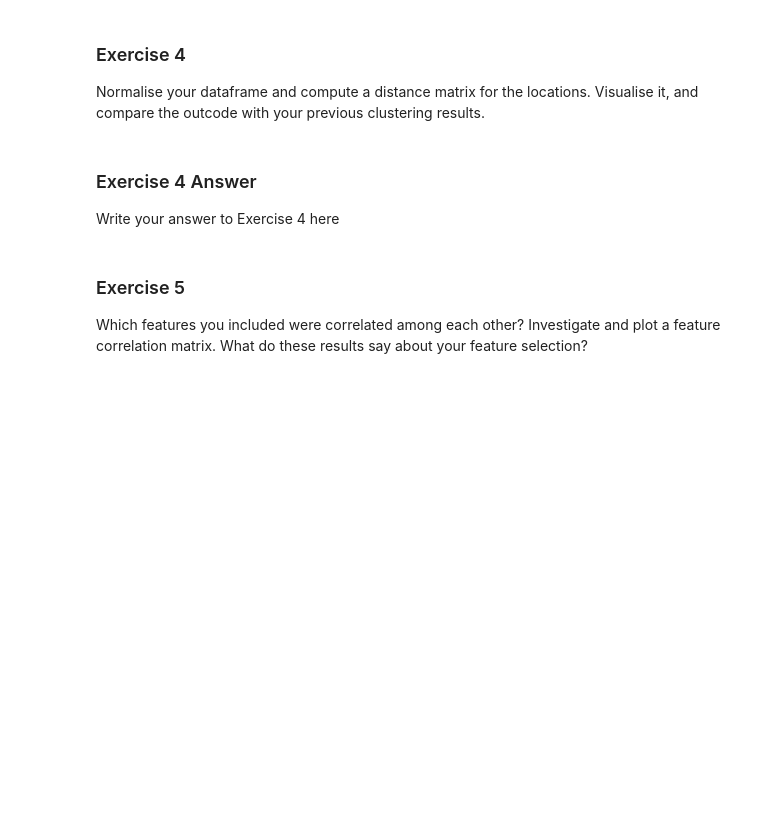
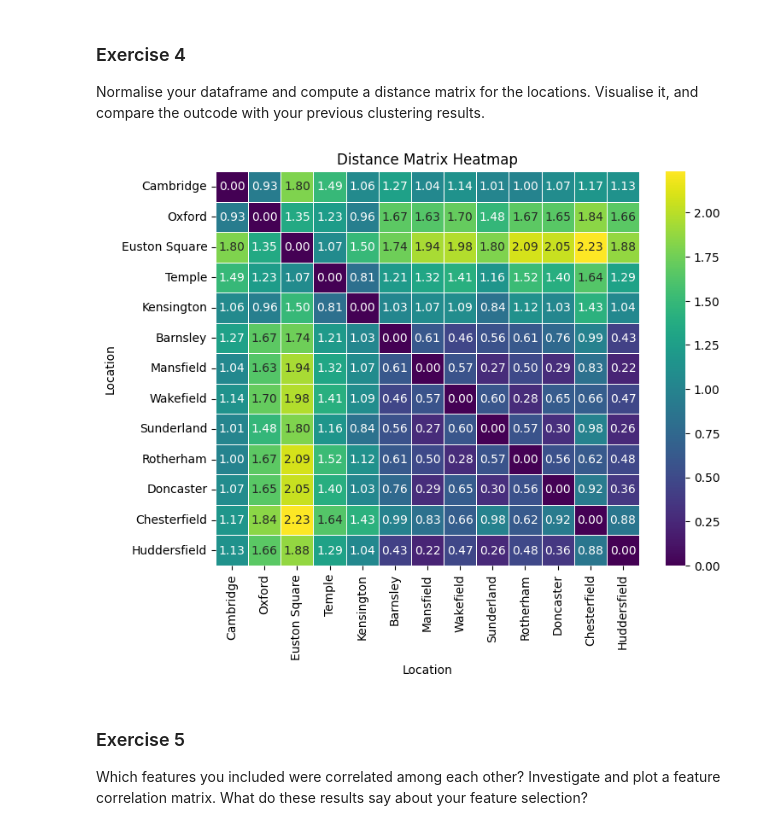
Before and after one commit to MatthewGregson123/fynesse_template, a Jupyter notebook: _notebooks/02_access_assess_geospatial.ipynb, the cells around one changed output. Saved outputs shown, nothing was run; the diff lists cells and outputs as text; code cells hidden in the pictures; blank space fills up the shorter version.

Commit message:
Up to exercise 5 completed

```diff
--- a/_notebooks/02_access_assess_geospatial.ipynb
+++ b/_notebooks/02_access_assess_geospatial.ipynb
@@ -641,9 +799,71 @@ Write your answer to Exercise 3 here
 Normalise your dataframe and compute a distance matrix for the
 locations. Visualise it, and compare the outcode with your previous
 clustering results.
-# %% [markdown]
-### Exercise 4 Answer
-
-Write your answer to Exercise 4 here
 # %%
-# Use this box for any code you need
+import seaborn as sns
+
+# Set the range of each value between [0, 1], normalising the data
+poi_counts_df_normalised = (poi_counts_df - poi_counts_df.min()) / (poi_counts_df.max() - poi_counts_df.min())
+poi_counts_df_normalised
+
+def compute_distance_matrix(data):
+  # Initialise values
+  distance_matrix = []
+  examined = ["node"]
+  index_to_distance_matrix_entry = {}
+  columns = []
+  # iterate through the rows in the data
+  for index1, _ in data.iterrows():
+    # Add an entry to the distance_matrix for the index if its not in
+    # Also add it to the index_to_distance_matrix_entry
+    if index1 not in index_to_distance_matrix_entry:
+      distance_matrix.append({"node": index1, index1: 0})
+      index_to_distance_matrix_entry[index1] = len(distance_matrix) - 1
+
+    # Get the data for the node we're examining as a node
+    node1 = data.loc[index1].to_dict()
+    # Append the index to the examined
+    examined.append(index1)
+
+    # Loop through all other nodes
+    for index2, _ in data.iterrows():
+      # Matrix is symetrical along diagonal so don't need to check indexes we've already examined
+      if index2 not in examined:
+        if index1 != index2:
+          # Get the data for the node we're examining
+          node2 = data.loc[index2].to_dict()
+          # Set the intital distance to 0
+          distance = 0
+          # Calculate the distance of the 2 nodes
+          for key in node1:
+            distance += (node1[key] - node2[key]) ** 2
+          distance = distance ** 0.5
+
+          # make sure both nodes are in the distance matrix
+          if index2 not in index_to_distance_matrix_entry:
+            distance_matrix.append({"node": index2, index2: 0})
+            index_to_distance_matrix_entry[index2] = len(distance_matrix) - 1
+
+          # update distance_matrix values
+          distance_matrix[index_to_distance_matrix_entry[index1]][index2] = distance
+          distance_matrix[index_to_distance_matrix_entry[index2]][index1] = distance
+
+  distance_matrix_df = pd.DataFrame(distance_matrix, columns=examined)
+  distance_matrix_df.set_index("node", inplace=True)
+  return distance_matrix_df
+
+def plot_heat_map(data):
+  plt.figure(figsize=(8,6))
+  sns.heatmap(data, cmap='viridis', annot=True, fmt=".2f", linewidths=0.5)
+
+  plt.title("Distance Matrix Heatmap")
+  plt.xlabel("Location")
+  plt.ylabel("Location")
+
+  plt.show()
+
+
+distance_matrix_df = compute_distance_matrix(poi_counts_df_normalised)
+plot_heat_map(distance_matrix_df)
+# %% [output]
+[figure, added]
```
Also changed, not shown: parts of 15 cells of this notebook.
